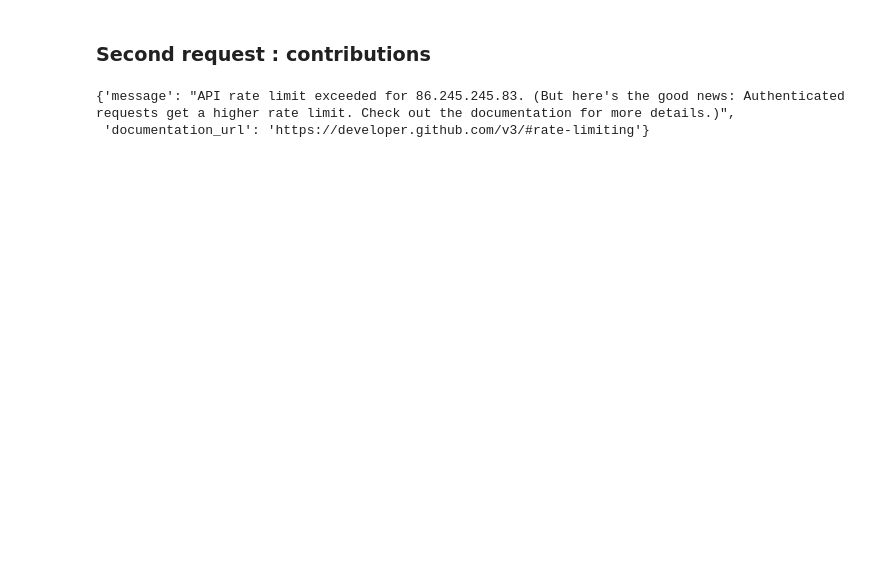
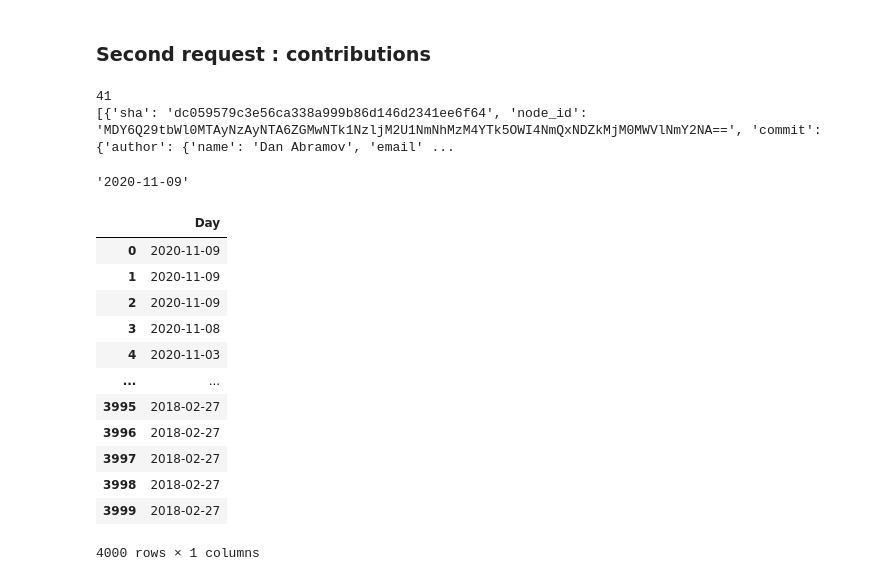
Before and after one commit to YouennFS/repoTestTech, a Jupyter notebook: Download_Data.ipynb, the cells around one changed output. Drawn from its saved outputs; the diff is of its cells as text; code cells hidden in the pictures; blank space fills up the shorter version.

```diff
--- a/Download_Data.ipynb
+++ b/Download_Data.ipynb
@@ -93,5 +89,9 @@ jsonhourly = r.json()
-# %%
-jsonhourly
-# %% [output]
-{'message': "API rate limit exceeded for 86.245.245.83. (But here's the good news: Authenticated requests get a higher rate limit. Check out the documentation for more details.)",
- 'documentation_url': 'https://developer.github.com/v3/#rate-limiting'}
+# %%
+print(files[39])
+# %% [output]
+41
+[{'sha': 'dc059579c3e56ca338a999b86d146d2341ee6f64', 'node_id': 'MDY6Q29tbWl0MTAyNzAyNTA6ZGMwNTk1NzljM2U1NmNhMzM4YTk5OWI4NmQxNDZkMjM0MWVlNmY2NA==', 'commit': {'author': {'name': 'Dan Abramov', 'email' ...
+# %%
+jsonhourly[0]['commit']['author']['date'][0:10]
+# %% [output]
+'2020-11-09'
@@ -97,0 +107,16 @@ jsonhourly
+# %%
+contributions
+# %% [output]
+|  | Day |
+| 0 | 2020-11-09 |
+| 1 | 2020-11-09 |
+| 2 | 2020-11-09 |
+| 3 | 2020-11-08 |
+| 4 | 2020-11-03 |
+| ... | ... |
+| 3995 | 2018-02-27 |
+| 3996 | 2018-02-27 |
+| 3997 | 2018-02-27 |
+| 3998 | 2018-02-27 |
+| 3999 | 2018-02-27 |
+4000 rows × 1 columns
```
Also changed, not shown: parts of 11 cells of this notebook.
